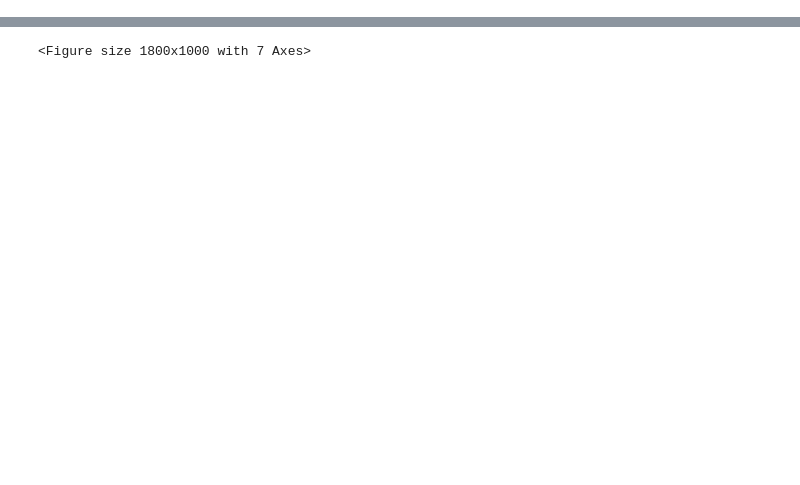
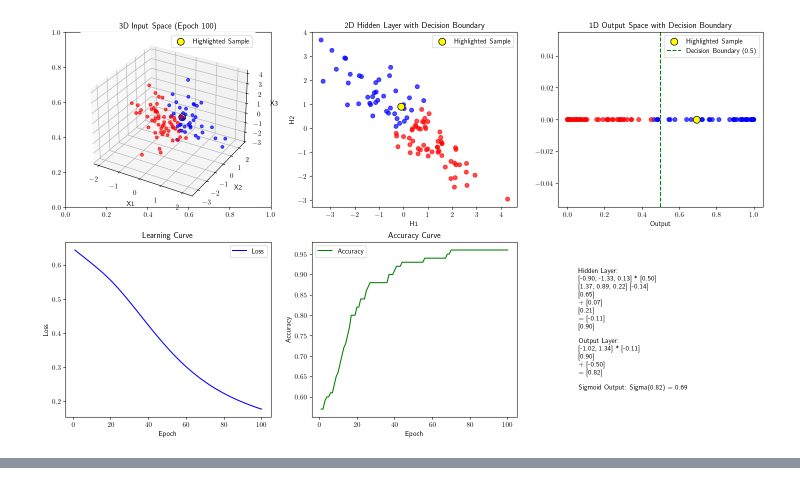
Before and after one commit to nd-cse-30124-sp25/nd-cse-30124-sp25.github.io, a Jupyter notebook: static/examples/dimension_train_visualizer.ipynb, the cells around one changed output, grey strips where cells are left out. Saved outputs shown, nothing was run; the diff lists cells and outputs as text; code cells hidden in the pictures; blank space fills up the shorter version.

```diff
--- a/static/examples/dimension_train_visualizer.ipynb
+++ b/static/examples/dimension_train_visualizer.ipynb
@@ -40,7 +40,7 @@ losses = []
 accuracies = []
 
 # Training loop
-n_epochs = 5
+n_epochs = 100
 for epoch in range(1, n_epochs + 1):
     model.train()
     optimizer.zero_grad()
@@ -143,31 +143,32 @@ for epoch in range(1, n_epochs + 1):
     # Generate plain-text equations with better alignment and spacing
     equation_text = (
         f"Hidden Layer:\n"
         f"  [{hidden_weights[0,0]:.2f}, {hidden_weights[0,1]:.2f}, {hidden_weights[0,2]:.2f}]   *   [{x_sample[0]:.2f}]\n"
         f"  [{hidden_weights[1,0]:.2f}, {hidden_weights[1,1]:.2f}, {hidden_weights[1,2]:.2f}]       [{x_sample[1]:.2f}]\n"
         f"                                      [{x_sample[2]:.2f}]\n"
         f"+ [{hidden_biases[0]:.2f}]\n"
         f"  [{hidden_biases[1]:.2f}]\n"
         f"= [{hidden_layer_result[0]:.2f}]\n"
         f"  [{hidden_layer_result[1]:.2f}]\n\n"
         f"Output Layer:\n"
         f"  [{output_weights[0,0]:.2f}, {output_weights[0,1]:.2f}]   *   [{hidden_sample[0]:.2f}]\n"
         f"                                      [{hidden_sample[1]:.2f}]\n"
         f"+ [{output_bias[0]:.2f}]\n"
         f"= [{output_layer_result[0]:.2f}]\n\n"
-        f"Sigmoid Output: σ({output_layer_result[0]:.2f}) = {output_sample:.2f}"
+        f"Sigmoid Output: Sigma({output_layer_result[0]:.2f}) = {output_sample:.2f}"
     )
     axs[1, 2].axis('off')  # Turn off the subplot axes
     axs[1, 2].text(0.1, 0.5, equation_text, fontsize=10, verticalalignment='center', transform=axs[1, 2].transAxes)
 
     # Update the visualization
     clear_output(wait=True)
     display(fig)
     plt.close(fig)
 
     # Print metrics
     print(f"Epoch {epoch}/{n_epochs}, Loss: {loss.item():.4f}, Accuracy: {accuracy:.4f}")
 
 # Final static display
 plt.show()
 # %% [output]
+[figure, added]
@@ -175 +175,0 @@ RuntimeError: Failed to process string with tex because latex could not be found
-<Figure size 1800x1000 with 7 Axes>
```
Also changed, not shown: parts of 1 cell of this notebook, 3 other files.
